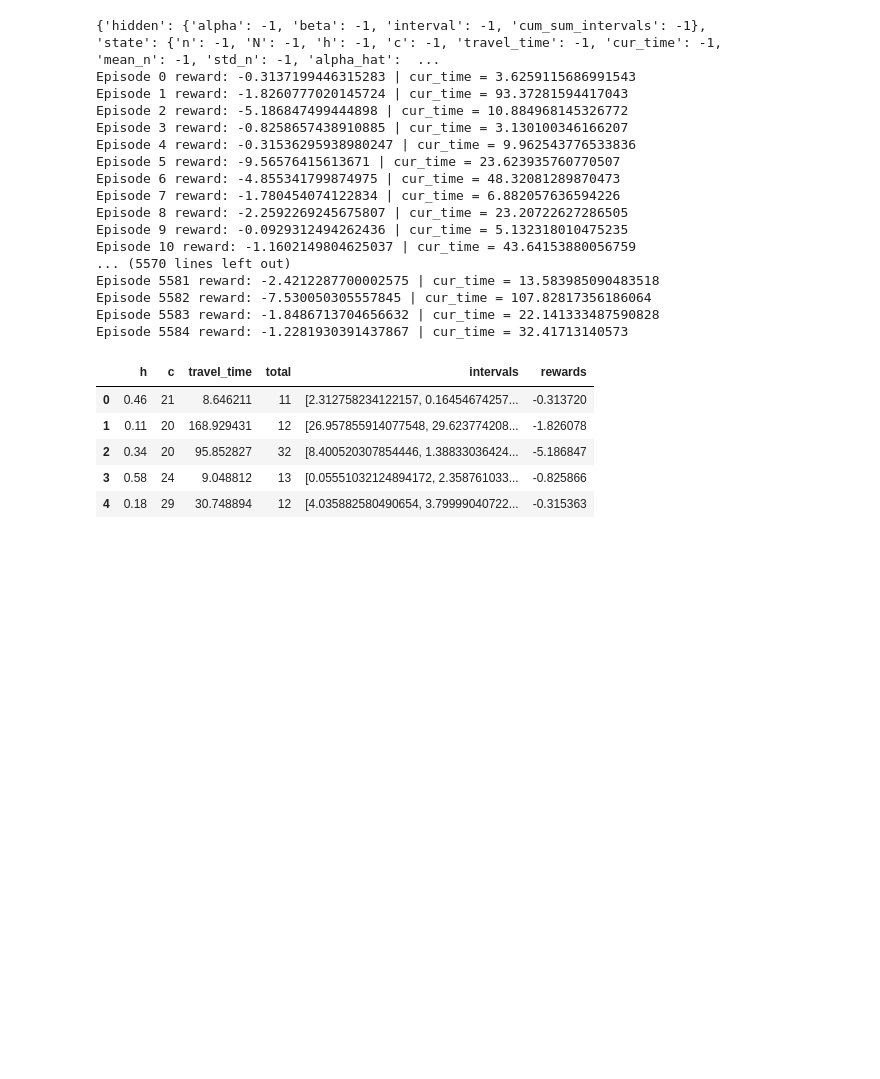
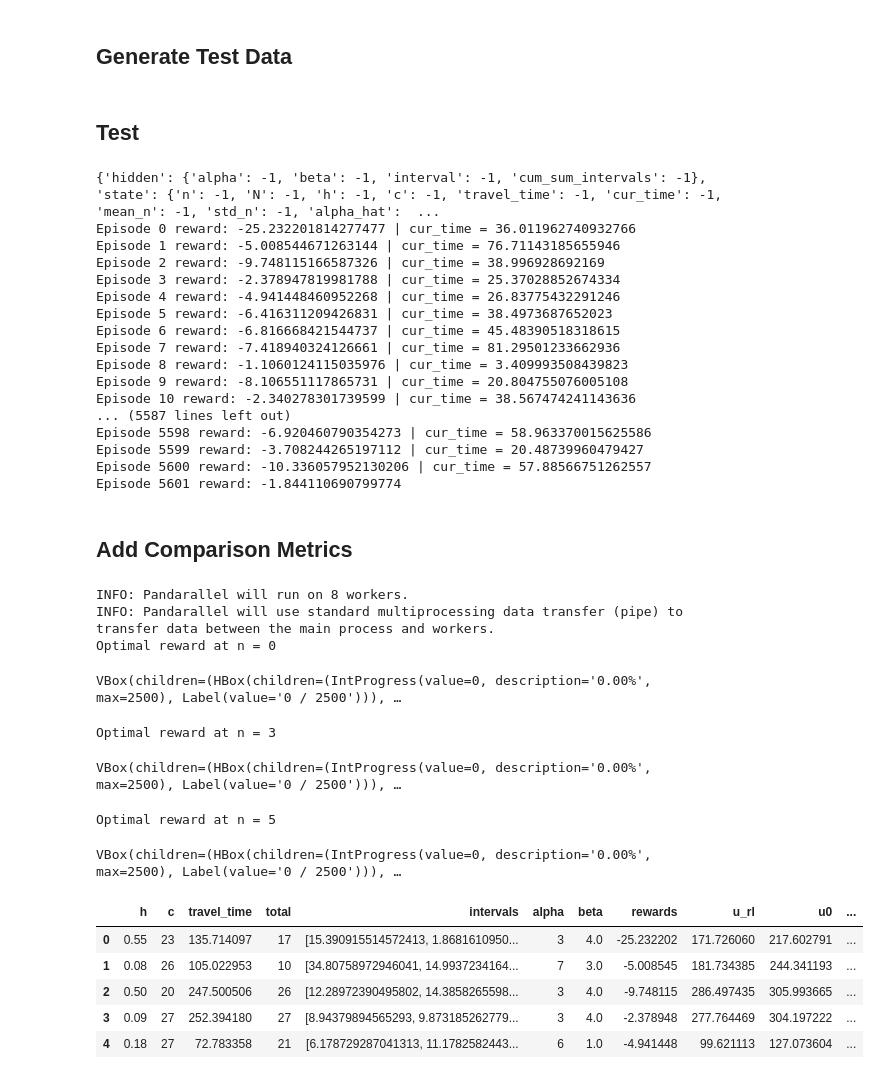
Before and after one commit to pksp99/time_to_leave, a Jupyter notebook: scripts/RL/2_ppo_rl.ipynb, the cells around one changed output. Saved outputs shown, nothing was run; the diff lists cells and outputs as text; code cells hidden in the pictures; blank space fills up the shorter version.

```diff
--- a/scripts/RL/2_ppo_rl.ipynb
+++ b/scripts/RL/2_ppo_rl.ipynb
@@ -108,3 +63,5 @@ Total reward: -1.8795926257263744
+# %% [markdown]
+## Generate Test Data
 # %%
 def get_realized_data(config):
     alpha = np.random.choice(config['alpha_range'])
@@ -128,10 +86,13 @@ for i in range(10000):
     df.loc[i] = row
+# %% [markdown]
+## Test
 # %%
 from stable_baselines3 import PPO
 model = PPO.load("PPO")
 
-env = GammaIntervalsEnv1(config=CONSTANT_CONFIG)
+env = Env1(config=CONSTANT_CONFIG)
 rewards = {}
+u_rl = {}
 print(env._get_info())
 for i in range(len(df)):
     row = df.iloc[i]
@@ -143,33 +104,59 @@ for i in range(len(df)):
         state, reward, done, _, info = env.step(action)
         total_reward += reward
     rewards[i] = total_reward
+    u_rl[i] = env.cur_time + env.travel_time
     # print(f"Episode {i} reward: {total_reward} | h = {info['state']['h']}, c = {info['state']['c']}")
     print(f"Episode {i} reward: {total_reward} | cur_time = {info['state']['cur_time']}")
 
 df['rewards'] = rewards
+df['u_rl'] = u_rl
 print(f"Average reward: {df['rewards'].mean()}")
-df.head()
 # %% [output]
 {'hidden': {'alpha': -1, 'beta': -1, 'interval': -1, 'cum_sum_intervals': -1}, 'state': {'n': -1, 'N': -1, 'h': -1, 'c': -1, 'travel_time': -1, 'cur_time': -1, 'mean_n': -1, 'std_n': -1, 'alpha_hat':  ...
-Episode 0 reward: -0.3137199446315283 | cur_time = 3.6259115686991543
-Episode 1 reward: -1.8260777020145724 | cur_time = 93.37281594417043
-Episode 2 reward: -5.186847499444898 | cur_time = 10.884968145326772
-Episode 3 reward: -0.8258657438910885 | cur_time = 3.130100346166207
-Episode 4 reward: -0.31536295938980247 | cur_time = 9.962543776533836
-Episode 5 reward: -9.56576415613671 | cur_time = 23.623935760770507
-Episode 6 reward: -4.855341799874975 | cur_time = 48.32081289870473
-Episode 7 reward: -1.780454074122834 | cur_time = 6.882057636594226
-Episode 8 reward: -2.2592269245675807 | cur_time = 23.20722627286505
-Episode 9 reward: -0.0929312494262436 | cur_time = 5.132318010475235
-Episode 10 reward: -1.1602149804625037 | cur_time = 43.64153880056759
-... (5570 lines left out)
-Episode 5581 reward: -2.4212287700002575 | cur_time = 13.583985090483518
-Episode 5582 reward: -7.530050305557845 | cur_time = 107.82817356186064
-Episode 5583 reward: -1.8486713704656632 | cur_time = 22.141333487590828
-Episode 5584 reward: -1.2281930391437867 | cur_time = 32.41713140573
+Episode 0 reward: -25.232201814277477 | cur_time = 36.011962740932766
+Episode 1 reward: -5.008544671263144 | cur_time = 76.71143185655946
+Episode 2 reward: -9.748115166587326 | cur_time = 38.996928692169
+Episode 3 reward: -2.378947819981788 | cur_time = 25.37028852674334
+Episode 4 reward: -4.941448460952268 | cur_time = 26.83775432291246
+Episode 5 reward: -6.416311209426831 | cur_time = 38.4973687652023
+Episode 6 reward: -6.816668421544737 | cur_time = 45.48390518318615
+Episode 7 reward: -7.418940324126661 | cur_time = 81.29501233662936
+Episode 8 reward: -1.1060124115035976 | cur_time = 3.409993508439823
+Episode 9 reward: -8.106551117865731 | cur_time = 20.804755076005108
+Episode 10 reward: -2.340278301739599 | cur_time = 38.567474241143636
+... (5587 lines left out)
+Episode 5598 reward: -6.920460790354273 | cur_time = 58.963370015625586
+Episode 5599 reward: -3.708244265197112 | cur_time = 20.48739960479427
+Episode 5600 reward: -10.336057952130206 | cur_time = 57.88566751262557
+Episode 5601 reward: -1.844110690799774
-|  | h | c | travel_time | total | intervals | rewards |
-| 0 | 0.46 | 21 | 8.646211 | 11 | [2.312758234122157, 0.16454674257... | -0.313720 |
-| 1 | 0.11 | 20 | 168.929431 | 12 | [26.957855914077548, 29.623774208... | -1.826078 |
-| 2 | 0.34 | 20 | 95.852827 | 32 | [8.400520307854446, 1.38833036424... | -5.186847 |
-| 3 | 0.58 | 24 | 9.048812 | 13 | [0.05551032124894172, 2.358761033... | -0.825866 |
-| 4 | 0.18 | 29 | 30.748894 | 12 | [4.035882580490654, 3.79999040722... | -0.315363 |
+# %% [markdown]
+## Add Comparison Metrics
+# %%
+
+from pandarallel import pandarallel
+
+# Initialize pandarallel with progress bar enabled
+pandarallel.initialize(progress_bar=True)
+for i in [0, 3, 5]:
+    print(f"Optimal reward at n = {i}")
+    df[f'u{i}'] = df.apply(lambda row: row['intervals'][i:].sum(), axis=1)
+    df[f'u_star{i}'] = df.parallel_apply(lambda row: methods.get_u_star_binary_fast(row['total'] - i, row['alpha'], row['beta'], row['h'], row['c']), axis=1)
+    df[f'optimal_rewards{i}'] = df.apply(lambda row: -methods.cal_cost(row['c'], row['h'], row[f'u{i}'], row[f'u_star{i}']), axis=1)
+
+df['direct_leave_rewards'] = df.apply(lambda row: -methods.cal_cost(row['c'], row['h'], row['intervals'][3:].sum(), row[f'travel_time']), axis=1)
+df.head()
+# %% [output]
+INFO: Pandarallel will run on 8 workers.
+INFO: Pandarallel will use standard multiprocessing data transfer (pipe) to transfer data between the main process and workers.
+Optimal reward at n = 0
+VBox(children=(HBox(children=(IntProgress(value=0, description='0.00%', max=2500), Label(value='0 / 2500'))), …
+Optimal reward at n = 3
+VBox(children=(HBox(children=(IntProgress(value=0, description='0.00%', max=2500), Label(value='0 / 2500'))), …
+Optimal reward at n = 5
+VBox(children=(HBox(children=(IntProgress(value=0, description='0.00%', max=2500), Label(value='0 / 2500'))), …
+|  | h | c | travel_time | total | intervals | alpha | beta | rewards | u_rl | u0 | ... |
+| 0 | 0.55 | 23 | 135.714097 | 17 | [15.390915514572413, 1.8681610950... | 3 | 4.0 | -25.232202 | 171.726060 | 217.602791 | ... |
+| 1 | 0.08 | 26 | 105.022953 | 10 | [34.80758972946041, 14.9937234164... | 7 | 3.0 | -5.008545 | 181.734385 | 244.341193 | ... |
+| 2 | 0.50 | 20 | 247.500506 | 26 | [12.28972390495802, 14.3858265598... | 3 | 4.0 | -9.748115 | 286.497435 | 305.993665 | ... |
+| 3 | 0.09 | 27 | 252.394180 | 27 | [8.94379894565293, 9.873185262779... | 3 | 4.0 | -2.378948 | 277.764469 | 304.197222 | ... |
+| 4 | 0.18 | 27 | 72.783358 | 21 | [6.178729287041313, 11.1782582443... | 6 | 1.0 | -4.941448 | 99.621113 | 127.073604 | ... |
```
Also changed, not shown: parts of 9 cells of this notebook, 10 other files.
